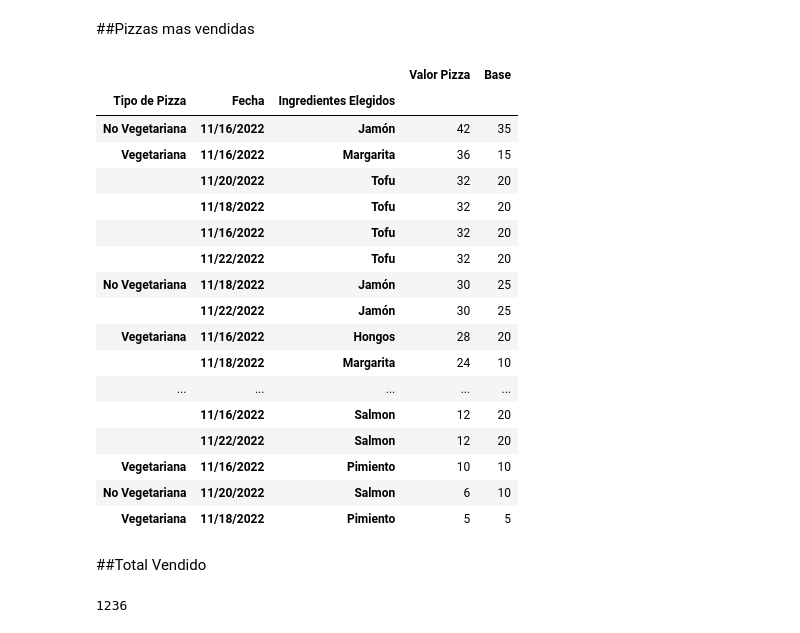
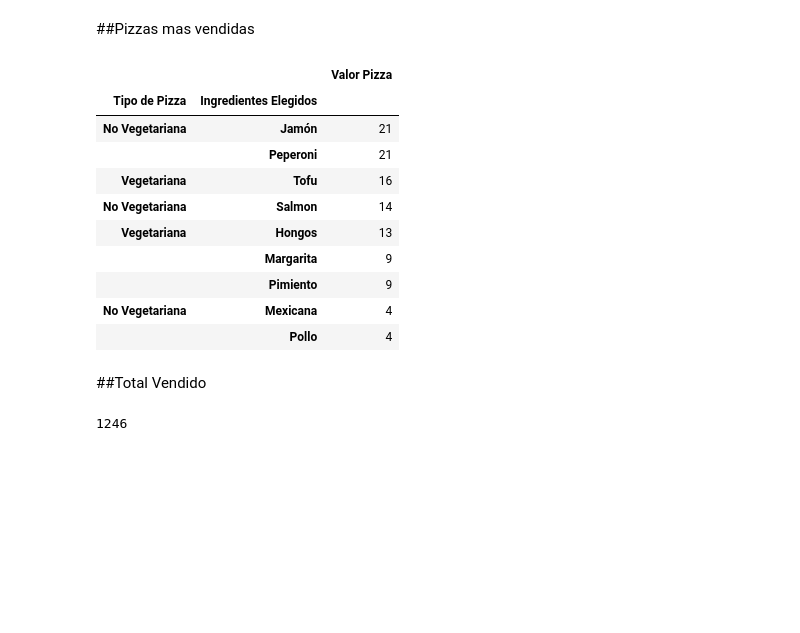
Before and after one commit to RanielSosa/Pizzeria-Bella-Napoli, a Jupyter notebook: Pizzeria.ipynb, the cells around one changed output. Saved outputs shown, nothing was run; the diff lists cells and outputs as text; code cells hidden in the pictures; blank space fills up the shorter version.

```diff
--- a/Pizzeria.ipynb
+++ b/Pizzeria.ipynb
@@ -77,30 +73,23 @@ df=pd.read_csv(ruta)
 # %%
-Cantidad_Vendida=df.groupby(['Fecha','Tipo de Pizza','Ingredientes Elegidos'])[['Valor Pizza']].count()
-Total_Individual=df.groupby(['Tipo de Pizza','Fecha','Ingredientes Elegidos'])[['Valor Pizza','Base']].sum()
+Cantidad_Vendida=df.groupby(['Tipo de Pizza','Ingredientes Elegidos'])[['Valor Pizza']].count()
+Total_Individual=df.groupby(['Tipo de Pizza','Ingredientes Elegidos'])[['Valor Pizza','Base']].sum()
 # %% [markdown]
 ##Pizzas mas vendidas
 # %%
 sorteado=Cantidad_Vendida.sort_values("Valor Pizza", ascending=False)
-Total_Individual.sort_values("Valor Pizza", ascending=False)
+sorteado
 # %% [output]
-|  |  |  | Valor Pizza | Base |
-| Tipo de Pizza | Fecha | Ingredientes Elegidos |  |  |
-| No Vegetariana | 11/16/2022 | Jamón | 42 | 35 |
-| Vegetariana | 11/16/2022 | Margarita | 36 | 15 |
-|  | 11/20/2022 | Tofu | 32 | 20 |
-|  | 11/18/2022 | Tofu | 32 | 20 |
-|  | 11/16/2022 | Tofu | 32 | 20 |
-|  | 11/22/2022 | Tofu | 32 | 20 |
-| No Vegetariana | 11/18/2022 | Jamón | 30 | 25 |
-|  | 11/22/2022 | Jamón | 30 | 25 |
-| Vegetariana | 11/16/2022 | Hongos | 28 | 20 |
-|  | 11/18/2022 | Margarita | 24 | 10 |
-| ... | ... | ... | ... | ... |
-|  | 11/16/2022 | Salmon | 12 | 20 |
-|  | 11/22/2022 | Salmon | 12 | 20 |
-| Vegetariana | 11/16/2022 | Pimiento | 10 | 10 |
-| No Vegetariana | 11/20/2022 | Salmon | 6 | 10 |
-| Vegetariana | 11/18/2022 | Pimiento | 5 | 5 |
+|  |  | Valor Pizza |
+| Tipo de Pizza | Ingredientes Elegidos |  |
+| No Vegetariana | Jamón | 21 |
+|  | Peperoni | 21 |
+| Vegetariana | Tofu | 16 |
+| No Vegetariana | Salmon | 14 |
+| Vegetariana | Hongos | 13 |
+|  | Margarita | 9 |
+|  | Pimiento | 9 |
+| No Vegetariana | Mexicana | 4 |
+|  | Pollo | 4 |
 # %% [markdown]
 ##Total Vendido
 # %%
@@ -108,4 +97,4 @@ Valor_Pizza=Total_Individual['Valor Pizza'].sum()
 Valor_Base=Total_Individual['Base'].sum()
 Valor_Pizza+Valor_Base
 # %% [output]
-1236
+1246
```
Also changed, not shown: parts of 8 cells of this notebook.
